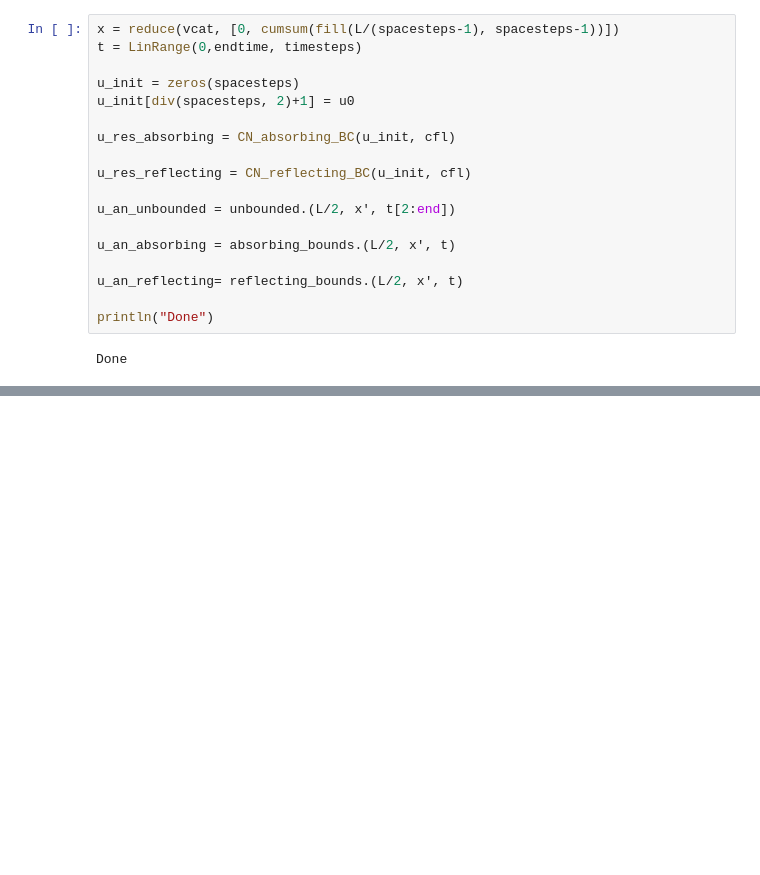
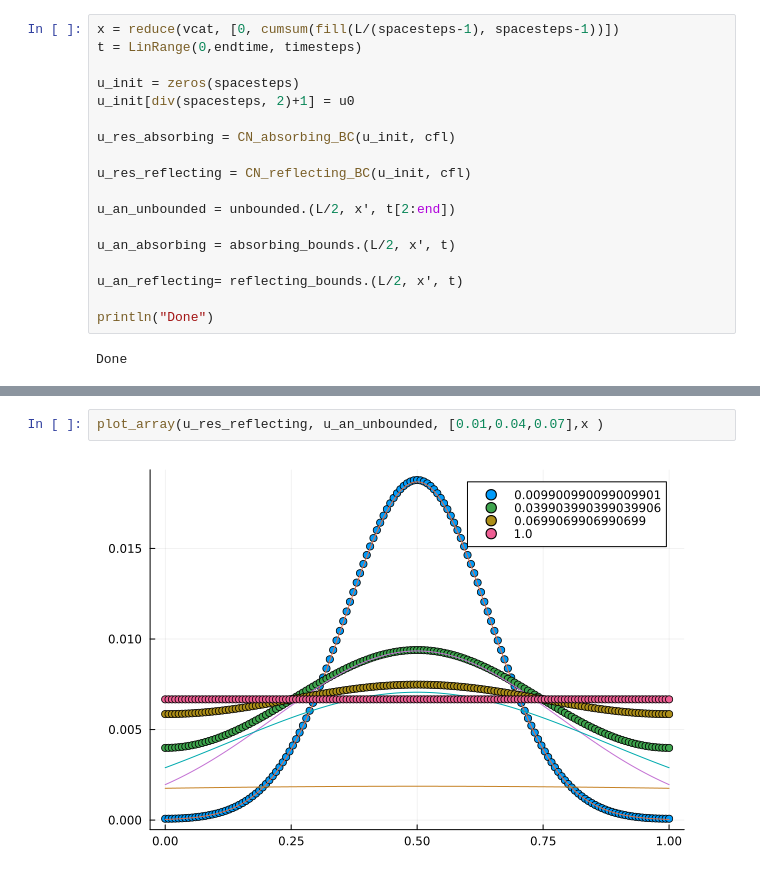
Before and after one commit to emilssp/Computational_Physics_v24, a Jupyter notebook: Diffusion_Waves_Shock/main.ipynb, the cells around one changed output, grey strips where cells are left out. Drawn from its saved outputs; the diff is of its cells as text; blank space fills up the shorter version.

```diff
--- a/Diffusion_Waves_Shock/main.ipynb
+++ b/Diffusion_Waves_Shock/main.ipynb
@@ -182,0 +148,4 @@ plot!(x, u_an_reflecting[round(Int, 1/dt), :], label = "",color = "black")
+# %%
+plot_array(u_res_reflecting, u_an_unbounded, [0.01,0.04,0.07],x )
+# %% [output]
+[figure, added]
```
Also changed, not shown: parts of 10 cells of this notebook.
